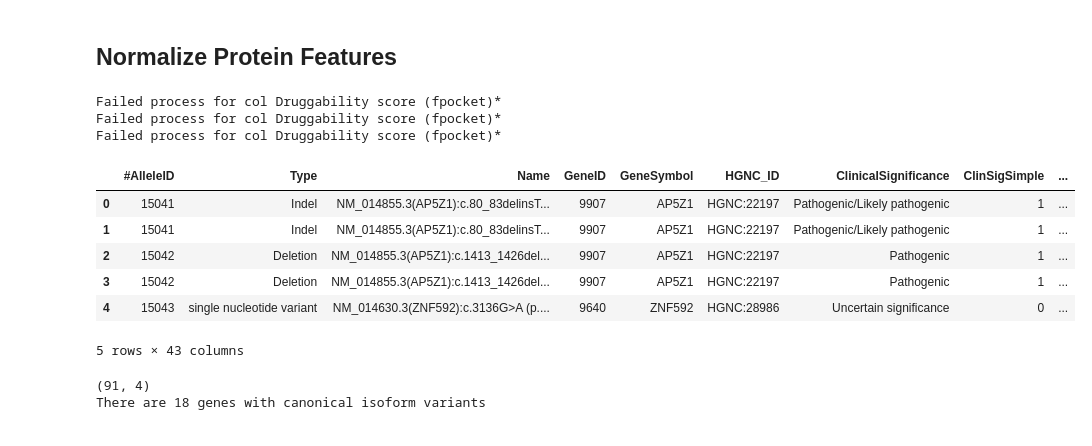
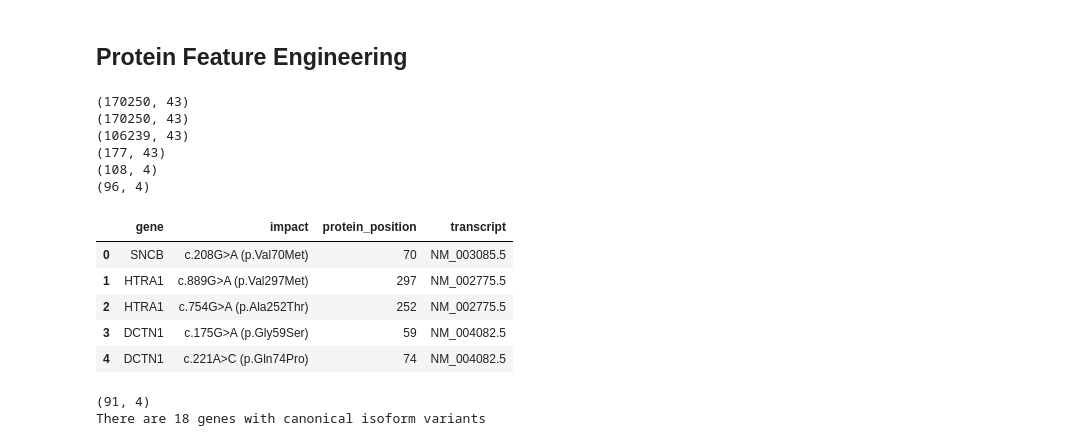
Before and after one commit to broadinstitute/g2papi, a Jupyter notebook: examples/ex3_large_scale_variant_characterization/large_scale_variant_characterization.ipynb, the cells around one changed output. Drawn from its saved outputs; the diff is of its cells as text; code cells hidden in the pictures.

Commit message:
variants at scale fix

```diff
--- a/examples/ex3_large_scale_variant_characterization/large_scale_variant_characterization.ipynb
+++ b/examples/ex3_large_scale_variant_characterization/large_scale_variant_characterization.ipynb
@@ -13,10 +26,13 @@
 # %%
 
 # @markdown ### Load List of Genes
+! pip install g2papi
 
 import g2papi
 import pandas as pd
 
-chaperones = pd.read_csv("query results.csv")
+!wget -O "query_results.csv" "https://raw.githubusercontent.com/broadinstitute/g2papi/main/examples/ex1_chaperones/query%20results.csv"
+
+chaperones = pd.read_csv("query_results.csv")
 chaperones.head()
 # %% [output]
@@ -42,13 +78,17 @@ for entry in tqdm(chaperones.to_dict(orient="records")):
+# %%
+# @markdown Load cached data from file
+protein_features_by_gene = pd.read_pickle("protein_features.pkl")
 # %% [markdown]
-## Normalize Protein Features
+## Protein Feature Engineering
 # %%
-# @markdown ### Define Functions to Normalize Protein Features
+# @markdown ### Define Functions to Pre-process Protein Features
 
 # @markdown For Categorical Features, we will use one-hot encoding, and for quantitative features, we will scale the values.
 
 import pandas as pd
 from sklearn.preprocessing import StandardScaler, OneHotEncoder
 import re
+from tqdm.notebook import tqdm
 
 
 def is_uniprot(col):
@@ -140,7 +180,6 @@ def normalize_gene_data(gene_data):
                     index=df.index
                 ))
             else:
-                #print(col)
                 # For categorical columns, apply one-hot encoding
                 if non_nan_always_1(col):
                     col_data = df[col].notna().astype(int)
@@ -151,8 +190,6 @@ def normalize_gene_data(gene_data):
                         index=df.index
                     ))
                 else:
-                    #print(col, 2)
-
                     # First handle any NaN values
                     #col_data = df[col].fillna('Unknown')
                     col_data = df[col]
@@ -170,14 +207,15 @@ def normalize_gene_data(gene_data):
                         index=df.index
                     ))
         except:
-            print(f"Failed process for col {col}")
+            #print(f"Failed process for col {col}")
+            continue
 
     all_dfs = [normalized_df] + normalized_cols
     normalized_df = pd.concat(all_dfs, axis=1)
 
     return normalized_df
 # %%
-# @markdown ### Normalize Protein Features for Each Gene
+# @markdown ### Pre-process Protein Features for Each Gene
 
 normalized_data = []
 
@@ -188,8 +226,4 @@ for entry in tqdm(chaperones.to_dict(orient="records")):
     normalized_df = normalize_gene_data(protein_features)
     normalized_df["gene"] = gene # add a gene col
     normalized_data.append(normalized_df)
-# %% [output]
-Failed process for col Druggability score (fpocket)*
-Failed process for col Druggability score (fpocket)*
-Failed process for col Druggability score (fpocket)*
 # %%
@@ -213,8 +247,14 @@ final_df = final_df.fillna(0)
 # %%
 # @markdown ## Load ClinVar Pathogenic Missense Variants for the genes
-clinvar_variants = pd.read_csv("variant_summary.txt", sep="\t")
+import pandas as pd
 
-pathogenic_variants = clinvar_variants[clinvar_variants["ClinSigSimple"] == 1]
+!awk -F'\t' 'NR==1{for(i=1;i<=NF;i++){if($i=="ClinSigSimple")c=i;else if($i=="Type")t=i;else if($i=="Assembly")a=i;}print;next} ($c=="1" && $t=="single nucleotide variant" && $a=="GRCh38")' variant_summary.txt > pathogenic_snvs.tsv
+
+
+#clinvar_variants = pd.read_csv("variant_summary.txt", sep="\t")
+
+#pathogenic_variants = clinvar_variants[clinvar_variants["ClinSigSimple"] == 1]
+pathogenic_variants = pd.read_csv("pathogenic_snvs.tsv", sep="\t")
 
 pathogenic_labels = ["Pathogenic", "Likely pathogenic", "Pathogenic/Likely pathogenic"]
 
@@ -237,40 +277,45 @@ print(pathogenic_snvs.shape)
 pathogenic_snvs = pathogenic_snvs[pathogenic_snvs["GeneSymbol"].isin(chaperones["Symbol"])]
 print(pathogenic_snvs.shape)
 
 variants = []
 
 for variant in pathogenic_snvs.to_dict(orient="records"):
     gene = variant["GeneSymbol"]
     impact = variant["Name"].split(":")[1]
     has_protein_position = "p." in variant["Name"]
     if not has_protein_position:
         continue
     protein_change = variant["Name"].split("p.")[1].split(")")[0]
     protein_position = int(protein_change[3:][:-3])
     transcript = variant["Name"].split("(")[0]
     variants.append({
         "gene": gene,
         "impact": impact,
         "protein_position": protein_position,
         "transcript": transcript
     })
 
 variants_df = pd.DataFrame(variants)
 print(variants_df.shape)
 
 # drop duplicates (same protein position and transcript)
 variants_df = variants_df.drop_duplicates(subset=["gene", "protein_position", "transcript"])
 print(variants_df.shape)
 
 variants_df.head()
 # %% [output]
+(170250, 43)
+(170250, 43)
+(106239, 43)
+(177, 43)
+(108, 4)
+(96, 4)
-|  | #AlleleID | Type | Name | GeneID | GeneSymbol | HGNC_ID | ClinicalSignificance | ClinSigSimple | ... |
-| 0 | 15041 | Indel | NM_014855.3(AP5Z1):c.80_83delinsT... | 9907 | AP5Z1 | HGNC:22197 | Pathogenic/Likely pathogenic | 1 | ... |
-| 1 | 15041 | Indel | NM_014855.3(AP5Z1):c.80_83delinsT... | 9907 | AP5Z1 | HGNC:22197 | Pathogenic/Likely pathogenic | 1 | ... |
-| 2 | 15042 | Deletion | NM_014855.3(AP5Z1):c.1413_1426del... | 9907 | AP5Z1 | HGNC:22197 | Pathogenic | 1 | ... |
-| 3 | 15042 | Deletion | NM_014855.3(AP5Z1):c.1413_1426del... | 9907 | AP5Z1 | HGNC:22197 | Pathogenic | 1 | ... |
-| 4 | 15043 | single nucleotide variant | NM_014630.3(ZNF592):c.3136G>A (p.... | 9640 | ZNF592 | HGNC:28986 | Uncertain significance | 0 | ... |
+|  | gene | impact | protein_position | transcript |
+| 0 | SNCB | c.208G>A (p.Val70Met) | 70 | NM_003085.5 |
+| 1 | HTRA1 | c.889G>A (p.Val297Met) | 297 | NM_002775.5 |
+| 2 | HTRA1 | c.754G>A (p.Ala252Thr) | 252 | NM_002775.5 |
+| 3 | DCTN1 | c.175G>A (p.Gly59Ser) | 59 | NM_004082.5 |
+| 4 | DCTN1 | c.221A>C (p.Gln74Pro) | 74 | NM_004082.5 |
-5 rows × 43 columns
 # %%
 # @markdown ## Use G2P3D API to check transcript map
 
```
Also changed, not shown: parts of 11 cells of this notebook.
